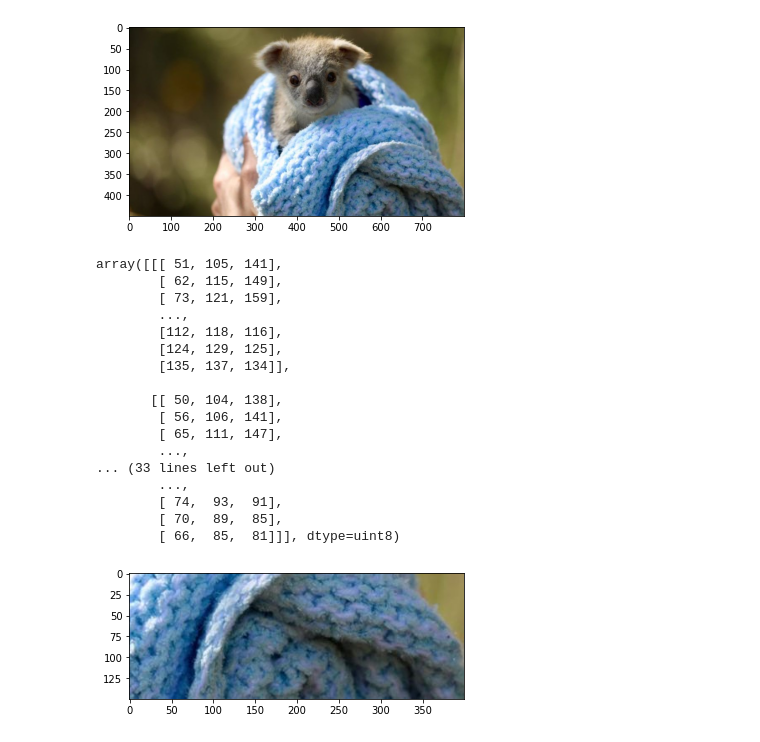
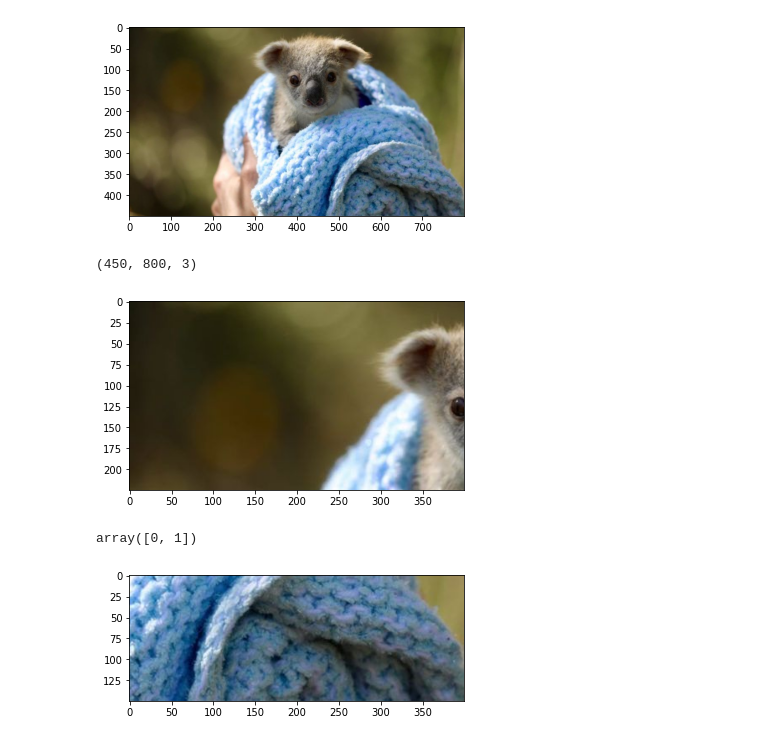
Before and after one commit to monkeyusage/py201, a Jupyter notebook: sessions/numpy_module.ipynb, the cells around one changed output. Saved outputs shown, nothing was run; the diff lists cells and outputs as text; code cells hidden in the pictures.

```diff
--- a/sessions/numpy_module.ipynb
+++ b/sessions/numpy_module.ipynb
@@ -188,26 +228,19 @@ plt.imshow(koala)
 plt.show()
 # %% [output]
 [figure]
-# %%
-koala[400:,450:,:]
-# %% [output]
-array([[[ 51, 105, 141],
-        [ 62, 115, 149],
-        [ 73, 121, 159],
-        ...,
-        [112, 118, 116],
-        [124, 129, 125],
-        [135, 137, 134]],
-
-       [[ 50, 104, 138],
-        [ 56, 106, 141],
-        [ 65, 111, 147],
-        ...,
-... (33 lines left out)
-        ...,
-        [ 74,  93,  91],
-        [ 70,  89,  85],
-        [ 66,  85,  81]]], dtype=uint8)
+# %%
+koala.shape
+# %% [output]
+(450, 800, 3)
+# %%
+plt.imshow(koala[:koala.shape[0]//2,:koala.shape[1]//2, :])
+plt.show()
+# %% [output]
+[figure, added]
+# %%
+np.array(range(10))[:2]
+# %% [output]
+array([0, 1])
 # %%
 plt.imshow(koala[300:, 400:,:]);plt.show()
 # %% [output]
```
Also changed, not shown: parts of 39 cells of this notebook, 2 other files.
